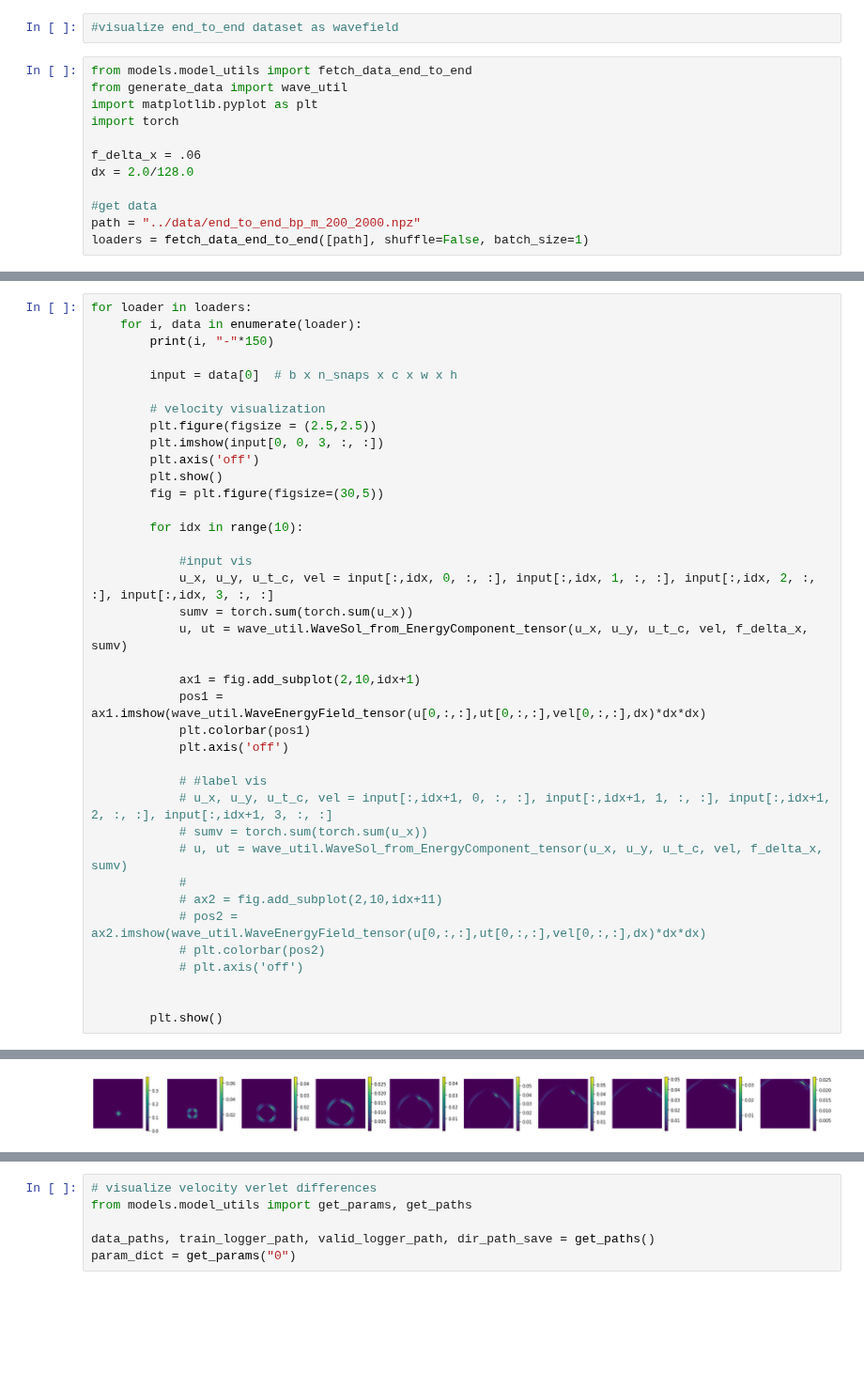
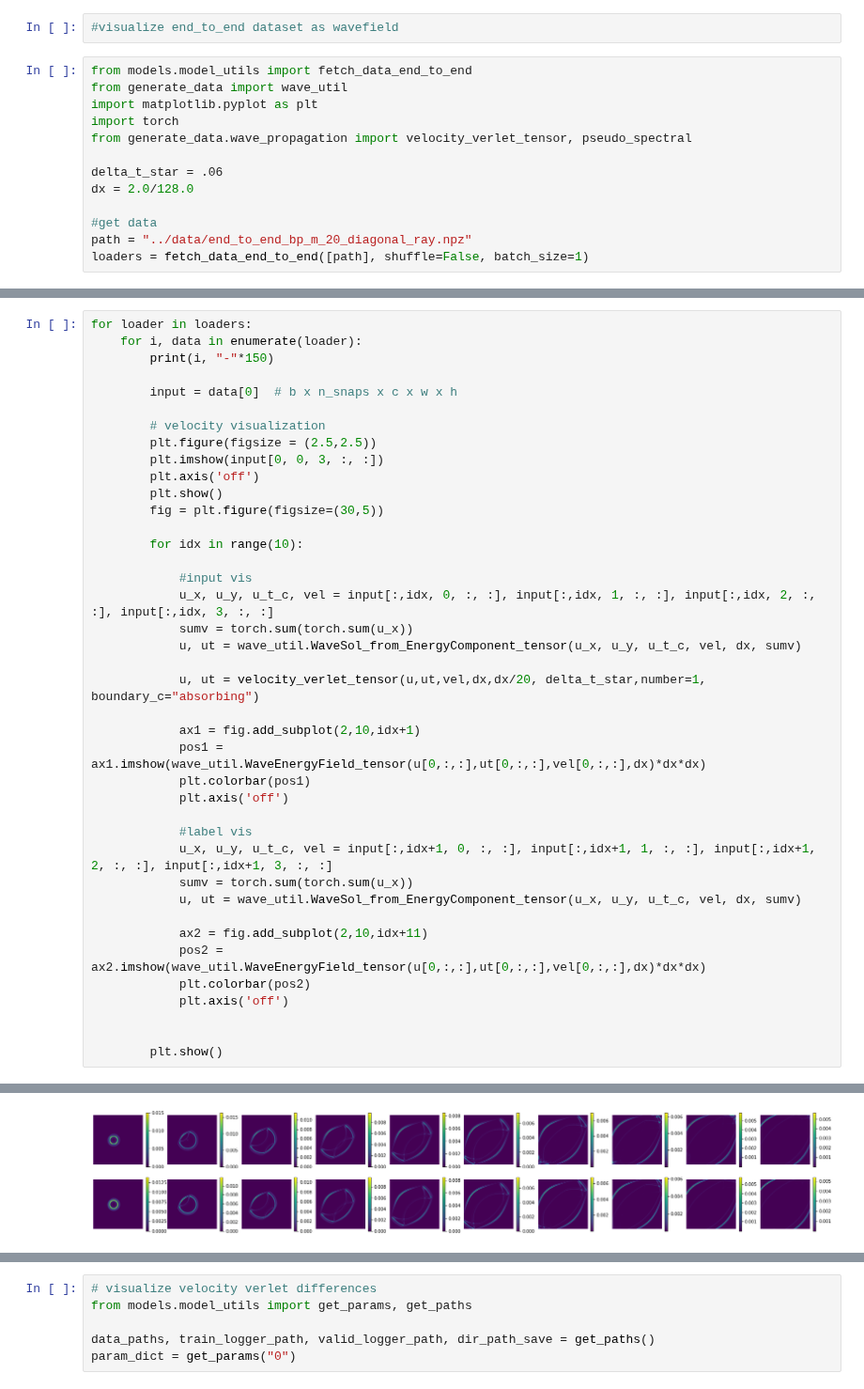
Before and after one commit to utkaiser/masterthesis_code, a Jupyter notebook: analysis/visualize_dataset.ipynb, the cells around one changed output, grey strips where cells are left out. Shown at 94% size. Cells and saved outputs as stored; diff of their text form; blank space fills up the shorter version.

```diff
--- a/analysis/visualize_dataset.ipynb
+++ b/analysis/visualize_dataset.ipynb
@@ -5,11 +5,12 @@ from models.model_utils import fetch_data_end_to_end
 from generate_data import wave_util
 import matplotlib.pyplot as plt
 import torch
+from generate_data.wave_propagation import velocity_verlet_tensor, pseudo_spectral
 
-f_delta_x = .06
+delta_t_star = .06
 dx = 2.0/128.0
 
 #get data
-path = "../data/end_to_end_bp_m_200_2000.npz"
+path = "../data/end_to_end_bp_m_20_diagonal_ray.npz"
 loaders = fetch_data_end_to_end([path], shuffle=False, batch_size=1)
 # %% [output]
@@ -33,22 +34,24 @@ for loader in loaders:
             #input vis
             u_x, u_y, u_t_c, vel = input[:,idx, 0, :, :], input[:,idx, 1, :, :], input[:,idx, 2, :, :], input[:,idx, 3, :, :]
             sumv = torch.sum(torch.sum(u_x))
-            u, ut = wave_util.WaveSol_from_EnergyComponent_tensor(u_x, u_y, u_t_c, vel, f_delta_x, sumv)
+            u, ut = wave_util.WaveSol_from_EnergyComponent_tensor(u_x, u_y, u_t_c, vel, dx, sumv)
+
+            u, ut = velocity_verlet_tensor(u,ut,vel,dx,dx/20, delta_t_star,number=1, boundary_c="absorbing")
 
             ax1 = fig.add_subplot(2,10,idx+1)
             pos1 = ax1.imshow(wave_util.WaveEnergyField_tensor(u[0,:,:],ut[0,:,:],vel[0,:,:],dx)*dx*dx)
             plt.colorbar(pos1)
             plt.axis('off')
 
-            # #label vis
-            # u_x, u_y, u_t_c, vel = input[:,idx+1, 0, :, :], input[:,idx+1, 1, :, :], input[:,idx+1, 2, :, :], input[:,idx+1, 3, :, :]
-            # sumv = torch.sum(torch.sum(u_x))
-            # u, ut = wave_util.WaveSol_from_EnergyComponent_tensor(u_x, u_y, u_t_c, vel, f_delta_x, sumv)
-            #
-            # ax2 = fig.add_subplot(2,10,idx+11)
-            # pos2 = ax2.imshow(wave_util.WaveEnergyField_tensor(u[0,:,:],ut[0,:,:],vel[0,:,:],dx)*dx*dx)
-            # plt.colorbar(pos2)
-            # plt.axis('off')
+            #label vis
+            u_x, u_y, u_t_c, vel = input[:,idx+1, 0, :, :], input[:,idx+1, 1, :, :], input[:,idx+1, 2, :, :], input[:,idx+1, 3, :, :]
+            sumv = torch.sum(torch.sum(u_x))
+            u, ut = wave_util.WaveSol_from_EnergyComponent_tensor(u_x, u_y, u_t_c, vel, dx, sumv)
+
+            ax2 = fig.add_subplot(2,10,idx+11)
+            pos2 = ax2.imshow(wave_util.WaveEnergyField_tensor(u[0,:,:],ut[0,:,:],vel[0,:,:],dx)*dx*dx)
+            plt.colorbar(pos2)
+            plt.axis('off')
 
 
         plt.show()
@@ -58,2 +61,2 @@ for loader in loaders:
-[figure, old version]
+[figure, new version]
 1 ------------------------------------------------------------------------------------------------------------------------------------------------------
```
Also changed, not shown: parts of 3 cells of this notebook, 10 other files.
